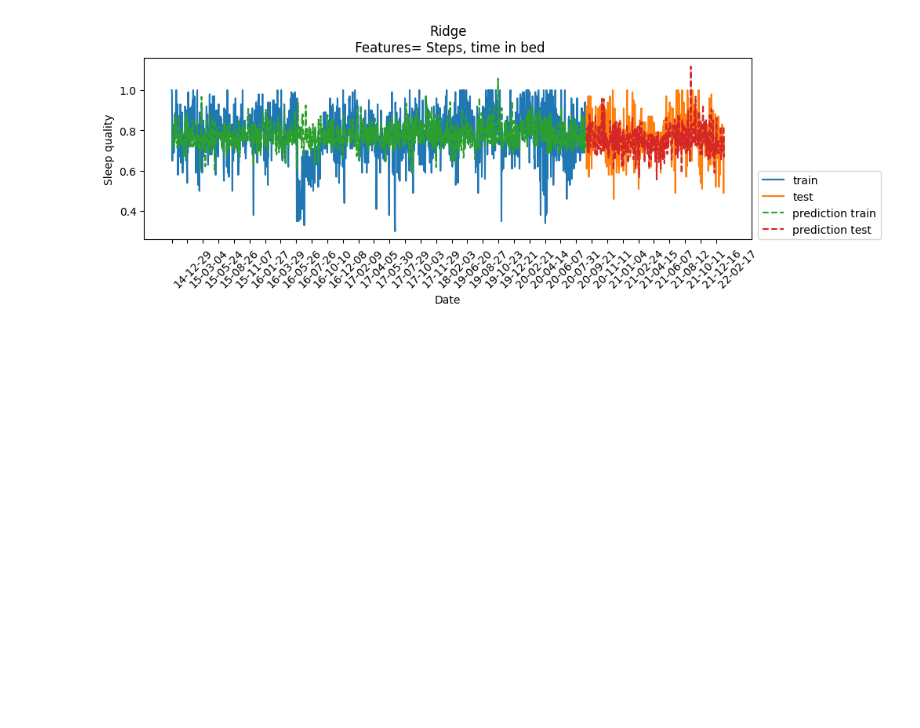
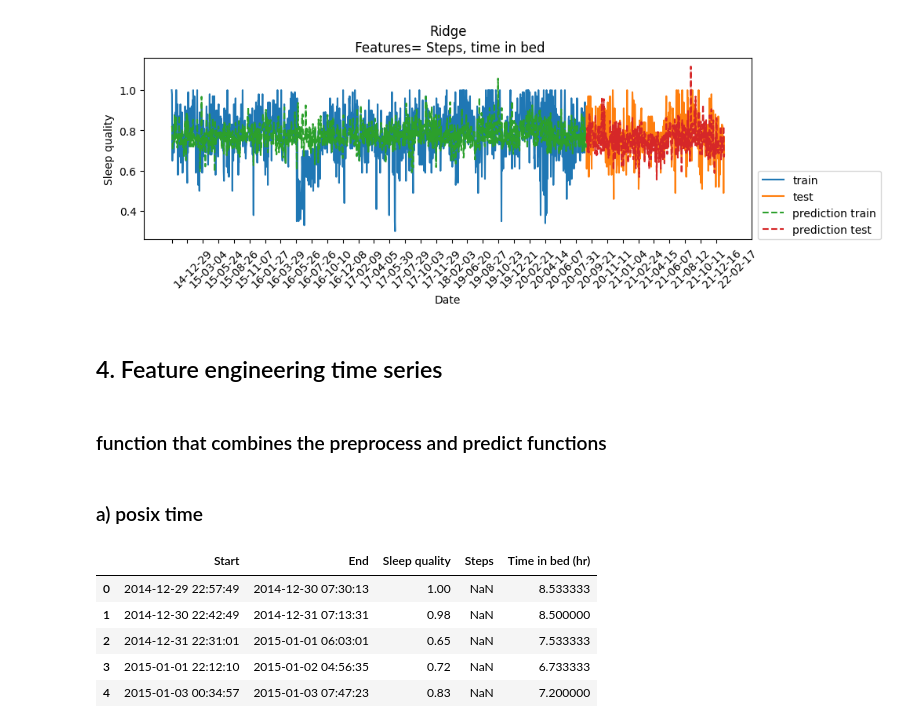
Before and after one commit to ricd99/endToEndML, a Jupyter notebook: notebooks/EDA_clean.ipynb, the cells around one changed output. Saved outputs shown, nothing was run; the diff lists cells and outputs as text; code cells hidden in the pictures; blank space fills up the shorter version.

```diff
--- a/notebooks/EDA_clean.ipynb
+++ b/notebooks/EDA_clean.ipynb
@@ -491,3 +491,7 @@ eval_on_features(X_train_enc_baseline, X_test_enc_baseline, y_train_baseline, y_
 Train-set R^2: 0.19
 Test-set R^2: 0.35
 [figure]
+# %% [markdown]
+## 4. Feature engineering time series
+# %% [markdown]
+### function that combines the preprocess and predict functions
@@ -493,0 +504,2 @@ Test-set R^2: 0.35
+# %% [markdown]
+### a) posix time
@@ -493,0 +509,9 @@ Test-set R^2: 0.35
+# %%
+df_train_posix.head()
+# %% [output]
+|  | Start | End | Sleep quality | Steps | Time in bed (hr) |
+| 0 | 2014-12-29 22:57:49 | 2014-12-30 07:30:13 | 1.00 | NaN | 8.533333 |
+| 1 | 2014-12-30 22:42:49 | 2014-12-31 07:13:31 | 0.98 | NaN | 8.500000 |
+| 2 | 2014-12-31 22:31:01 | 2015-01-01 06:03:01 | 0.65 | NaN | 7.533333 |
+| 3 | 2015-01-01 22:12:10 | 2015-01-02 04:56:35 | 0.72 | NaN | 6.733333 |
+| 4 | 2015-01-03 00:34:57 | 2015-01-03 07:47:23 | 0.83 | NaN | 7.200000 |
```
Also changed, not shown: parts of 6 cells of this notebook.
